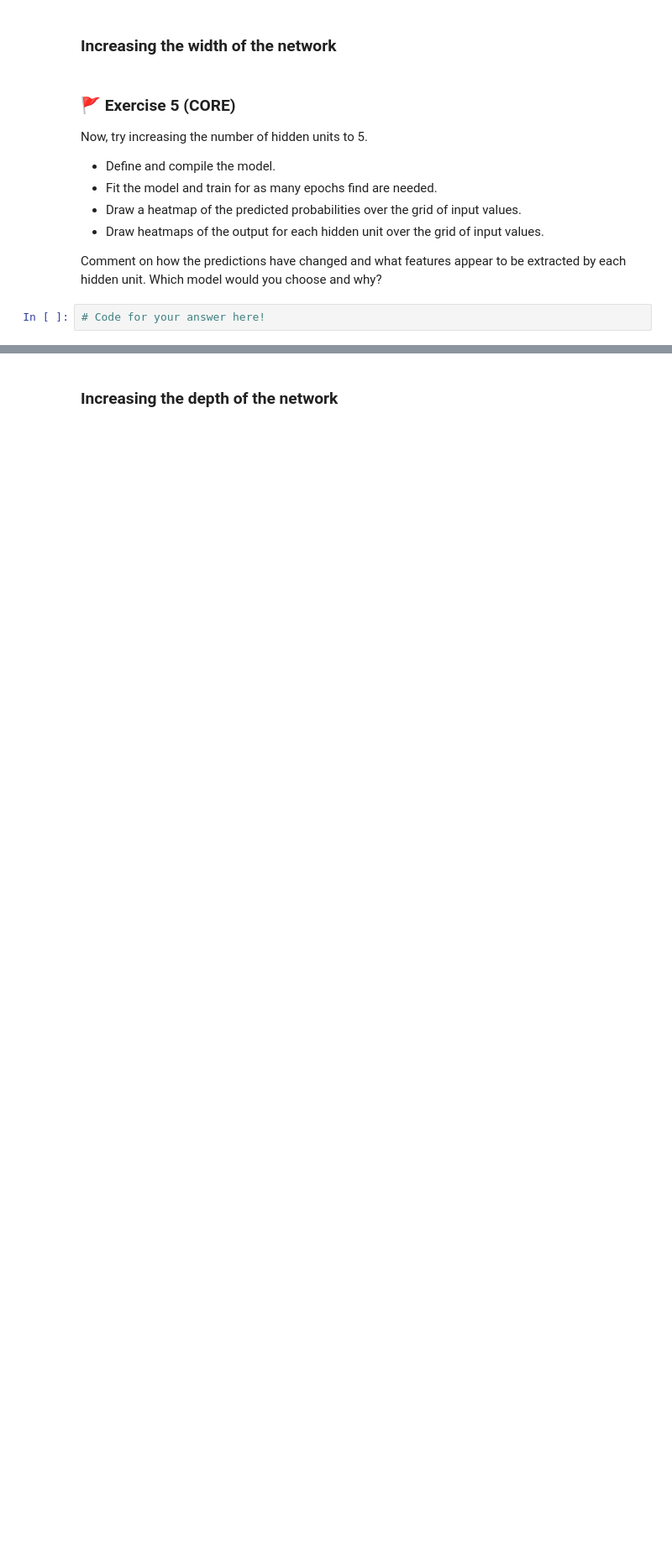
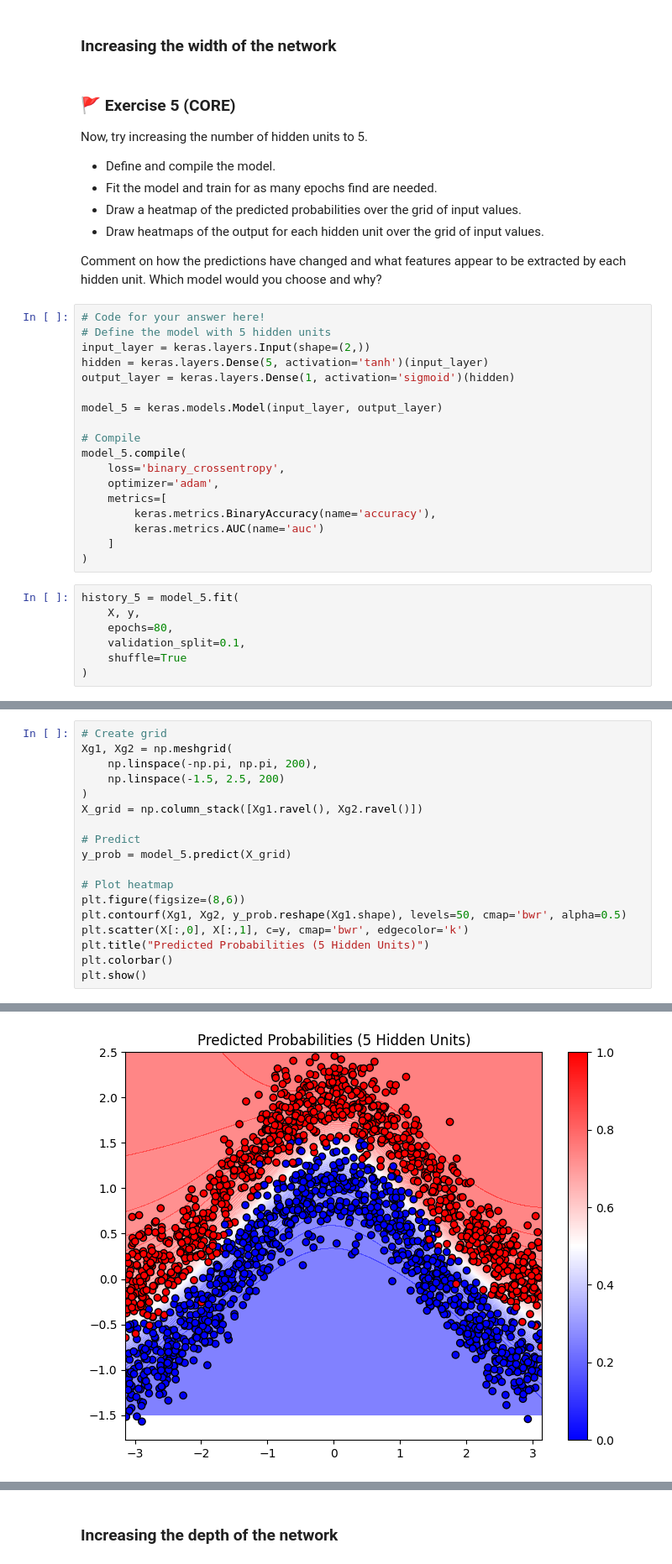
Before and after one commit to Aseel0AG/foo2, a Jupyter notebook: mlp_week09.ipynb, the cells around one changed output, grey strips where cells are left out. Shown at 84% size. Saved outputs shown, nothing was run; the diff lists cells and outputs as text; blank space fills up the shorter version.

```diff
--- a/mlp_week09.ipynb
+++ b/mlp_week09.ipynb
@@ -279,3 +492,26 @@ Now, try increasing the number of hidden units to 5.
 Comment on how the predictions have changed and what features appear to be extracted by each hidden unit. Which model would you choose and why?
 # %%
 # Code for your answer here!
+# Define the model with 5 hidden units
+input_layer = keras.layers.Input(shape=(2,))
+hidden = keras.layers.Dense(5, activation='tanh')(input_layer)
+output_layer = keras.layers.Dense(1, activation='sigmoid')(hidden)
+
+model_5 = keras.models.Model(input_layer, output_layer)
+
+# Compile
+model_5.compile(
+    loss='binary_crossentropy',
+    optimizer='adam',
+    metrics=[
+        keras.metrics.BinaryAccuracy(name='accuracy'),
+        keras.metrics.AUC(name='auc')
+    ]
+)
+# %%
+history_5 = model_5.fit(
+    X, y,
+    epochs=80,
+    validation_split=0.1,
+    shuffle=True
+)
@@ -281,0 +536,19 @@ Comment on how the predictions have changed and what features appear to be extra
+# %%
+# Create grid
+Xg1, Xg2 = np.meshgrid(
+    np.linspace(-np.pi, np.pi, 200),
+    np.linspace(-1.5, 2.5, 200)
+)
+X_grid = np.column_stack([Xg1.ravel(), Xg2.ravel()])
+
+# Predict
+y_prob = model_5.predict(X_grid)
+
+# Plot heatmap
+plt.figure(figsize=(8,6))
+plt.contourf(Xg1, Xg2, y_prob.reshape(Xg1.shape), levels=50, cmap='bwr', alpha=0.5)
+plt.scatter(X[:,0], X[:,1], c=y, cmap='bwr', edgecolor='k')
+plt.title("Predicted Probabilities (5 Hidden Units)")
+plt.colorbar()
+plt.show()
+# %% [output]
@@ -281,0 +556 @@ Comment on how the predictions have changed and what features appear to be extra
+[figure, added]
```
Also changed, not shown: parts of 45 cells of this notebook.
